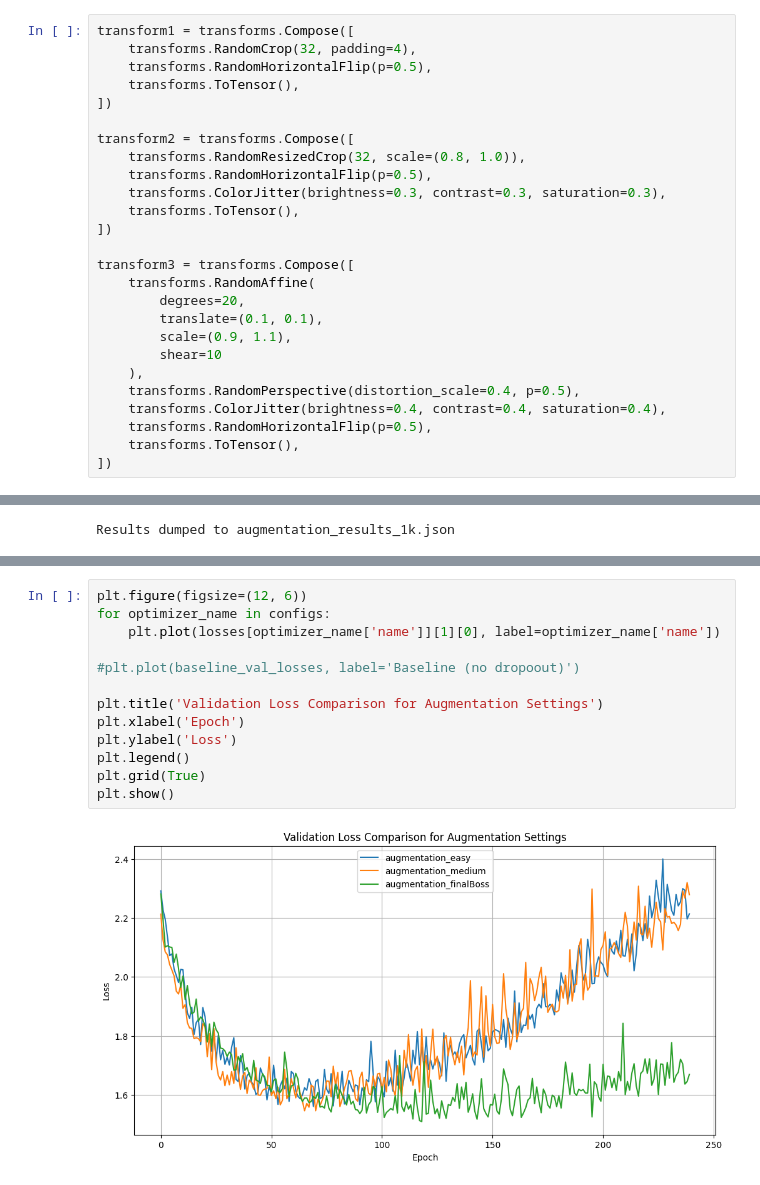
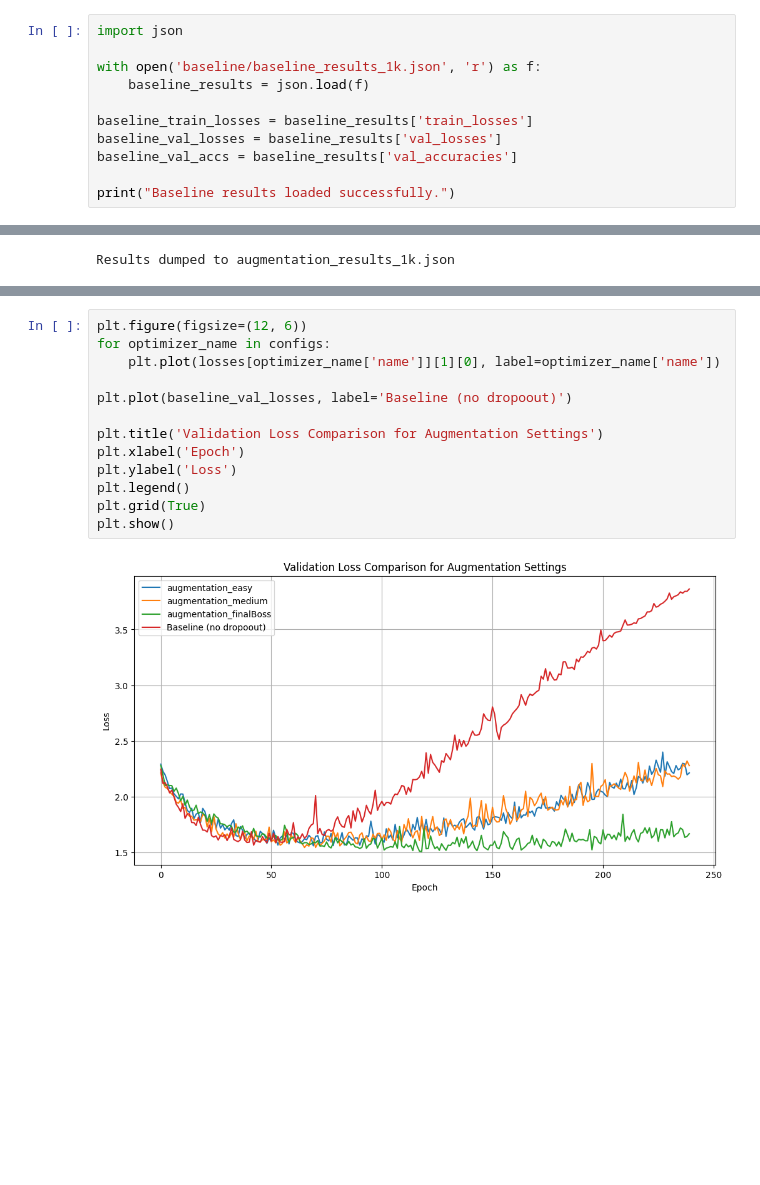
Before and after one commit to tomasbelak24/deeplearning-vision, a Jupyter notebook: hw1/augmentation.ipynb, the cells around one changed output, grey strips where cells are left out. Drawn from its saved outputs; the diff is of its cells as text; blank space fills up the shorter version.

Commit message:
added baseline to plots

```diff
--- a/hw1/augmentation.ipynb
+++ b/hw1/augmentation.ipynb
@@ -397,29 +398,14 @@ display(summary_df)
 | augmentation_finalBoss | 0.909785 | 0.712767 | 0.7496 |
 # %% [markdown]
 ### Dropout on 1000 sample train set
-# %%
-transform1 = transforms.Compose([
-    transforms.RandomCrop(32, padding=4),
-    transforms.RandomHorizontalFlip(p=0.5),
-    transforms.ToTensor(),
-])
-
-transform2 = transforms.Compose([
-    transforms.RandomResizedCrop(32, scale=(0.8, 1.0)),
-    transforms.RandomHorizontalFlip(p=0.5),
-    transforms.ColorJitter(brightness=0.3, contrast=0.3, saturation=0.3),
-    transforms.ToTensor(),
-])
-
-transform3 = transforms.Compose([
-    transforms.RandomAffine(
-        degrees=20,
-        translate=(0.1, 0.1),
-        scale=(0.9, 1.1),
-        shear=10
-    ),
-    transforms.RandomPerspective(distortion_scale=0.4, p=0.5),
-    transforms.ColorJitter(brightness=0.4, contrast=0.4, saturation=0.4),
-    transforms.RandomHorizontalFlip(p=0.5),
-    transforms.ToTensor(),
-])
+# %%
+import json
+
+with open('baseline/baseline_results_1k.json', 'r') as f:
+    baseline_results = json.load(f)
+
+baseline_train_losses = baseline_results['train_losses']
+baseline_val_losses = baseline_results['val_losses']
+baseline_val_accs = baseline_results['val_accuracies']
+
+print("Baseline results loaded successfully.")
@@ -571,18 +559,18 @@ plt.show()
 # %%
 plt.figure(figsize=(12, 6))
 for optimizer_name in configs:
     plt.plot(losses[optimizer_name['name']][1][0], label=optimizer_name['name'])
 
-#plt.plot(baseline_val_losses, label='Baseline (no dropoout)')
+plt.plot(baseline_val_losses, label='Baseline (no dropoout)')
 
 plt.title('Validation Loss Comparison for Augmentation Settings')
 plt.xlabel('Epoch')
 plt.ylabel('Loss')
 plt.legend()
 plt.grid(True)
 plt.show()
 # %% [output]
-[figure, old version]
+[figure, new version]
 # %%
 plt.figure(figsize=(12, 6))
 for optimizer_name in configs:
```
Also changed, not shown: parts of 5 cells of this notebook.
